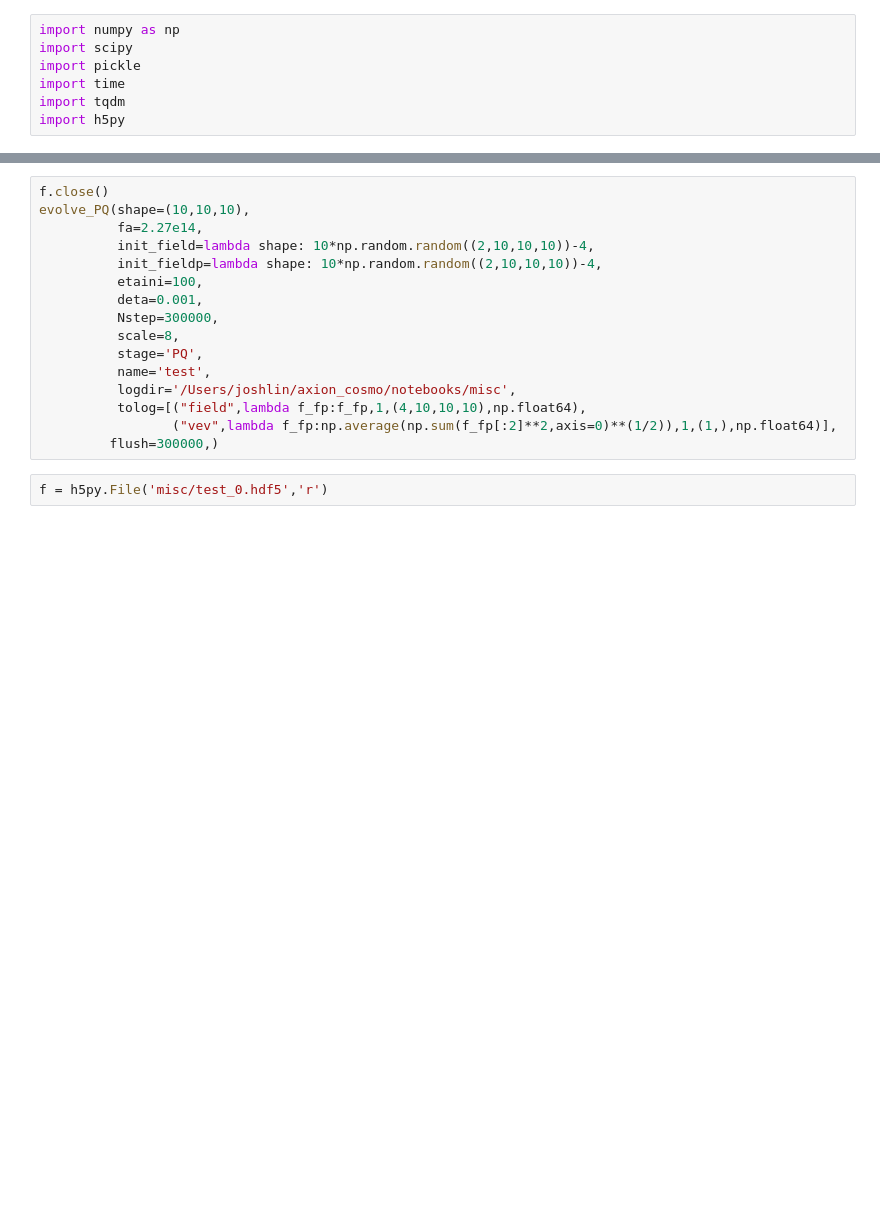
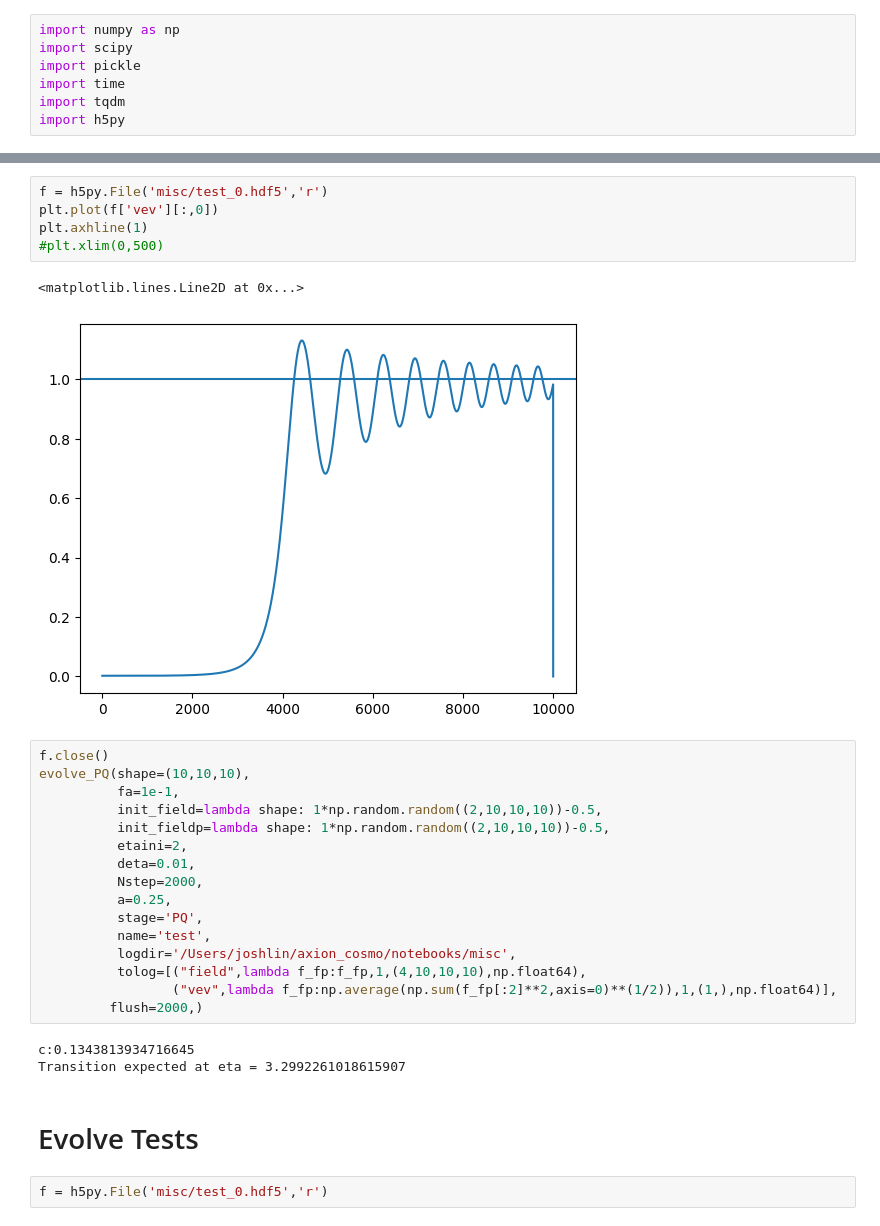
Before and after one commit to joshuazlin/axion_cosmo, a Jupyter notebook: notebooks/scrap.ipynb, the cells around one changed output, grey strips where cells are left out. Saved outputs shown, nothing was run; the diff lists cells and outputs as text; blank space fills up the shorter version.

```diff
--- a/notebooks/scrap.ipynb
+++ b/notebooks/scrap.ipynb
@@ -259,19 +281,32 @@ def dummy_thermal(shape,eps=0.1):
+# %%
+f = h5py.File('misc/test_0.hdf5','r')
+plt.plot(f['vev'][:,0])
+plt.axhline(1)
+#plt.xlim(0,500)
+# %% [output]
+<matplotlib.lines.Line2D at 0x...>
+[figure, added]
 # %%
 f.close()
 evolve_PQ(shape=(10,10,10),
-          fa=2.27e14,
-          init_field=lambda shape: 10*np.random.random((2,10,10,10))-4,
-          init_fieldp=lambda shape: 10*np.random.random((2,10,10,10))-4,
-          etaini=100,
-          deta=0.001,
-          Nstep=300000,
-          scale=8,
+          fa=1e-1,
+          init_field=lambda shape: 1*np.random.random((2,10,10,10))-0.5,
+          init_fieldp=lambda shape: 1*np.random.random((2,10,10,10))-0.5,
+          etaini=2,
+          deta=0.01,
+          Nstep=2000,
+          a=0.25,
           stage='PQ',
           name='test',
           logdir='/Users/joshlin/axion_cosmo/notebooks/misc',
           tolog=[("field",lambda f_fp:f_fp,1,(4,10,10,10),np.float64),
                  ("vev",lambda f_fp:np.average(np.sum(f_fp[:2]**2,axis=0)**(1/2)),1,(1,),np.float64)],
-         flush=300000,)
+         flush=2000,)
+# %% [output]
+c:0.1343813934716645
+Transition expected at eta = 3.2992261018615907
+# %% [markdown]
+# Evolve Tests
 # %%
 f = h5py.File('misc/test_0.hdf5','r')
 # %%
```
Also changed, not shown: parts of 24 cells of this notebook, 2 other files.
